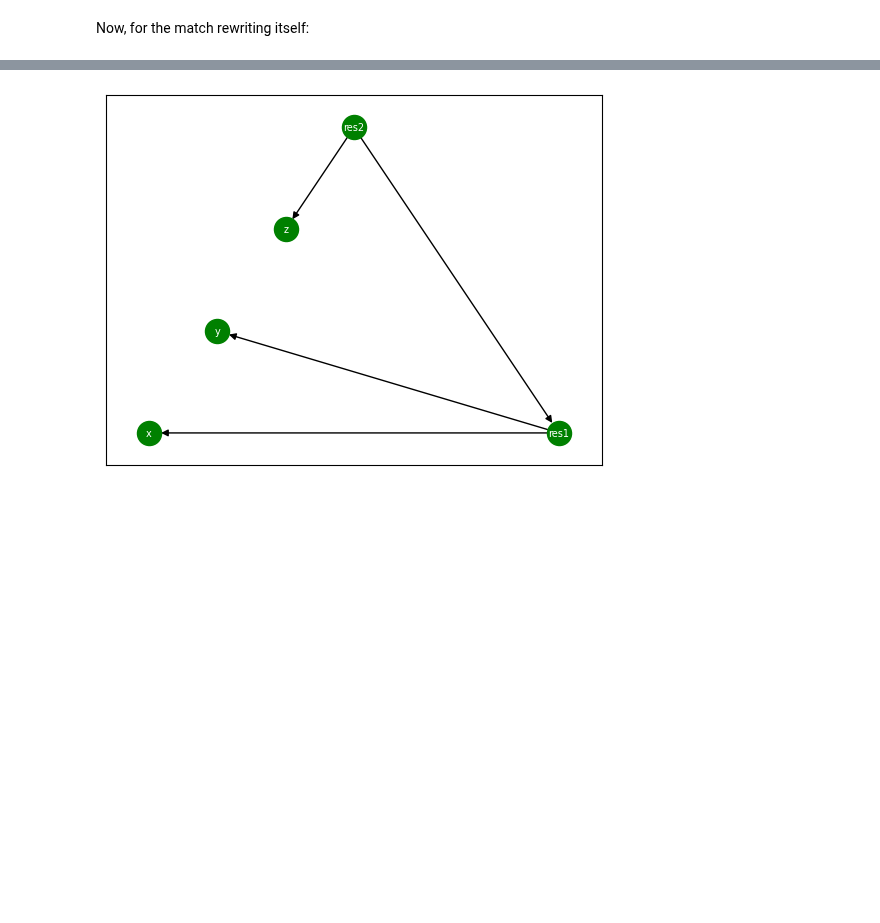
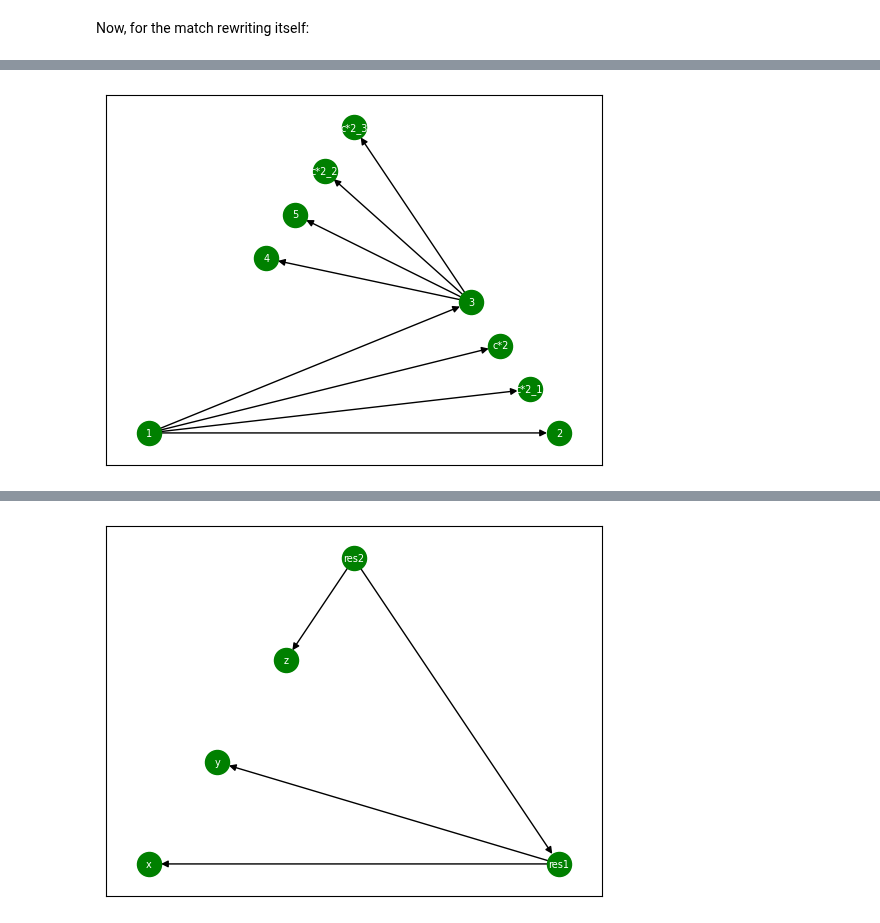
Before and after one commit to DeanLight/graph_rewrite, a Jupyter notebook: nbs/06_transform.ipynb, the cells around one changed output, grey strips where cells are left out. Drawn from its saved outputs; the diff is of its cells as text; code cells hidden in the pictures; blank space fills up the shorter version.

```diff
--- a/nbs/06_transform.ipynb
+++ b/nbs/06_transform.ipynb
@@ -645,0 +671,15 @@ TODO: This section will have more unit-tests.
+# %%
+""" clone a son.
+Not recursive to avoid infinite execution.
+"""
+input_graph = g.copy()
+matches = rewrite(input_graph,
+        lhs='a->b; a->c[val]', rhs='a->b;a->c[val];a->c*2[val]', is_recursive=False)
+for match in matches:
+    pass
+
+assert input_graph.degree('1') == 4
+assert input_graph.degree('3') == 5
+_plot_graph(input_graph)
+# %% [output]
+[figure, added]
```
Also changed, not shown: parts of 75 cells of this notebook, 11 other files.
